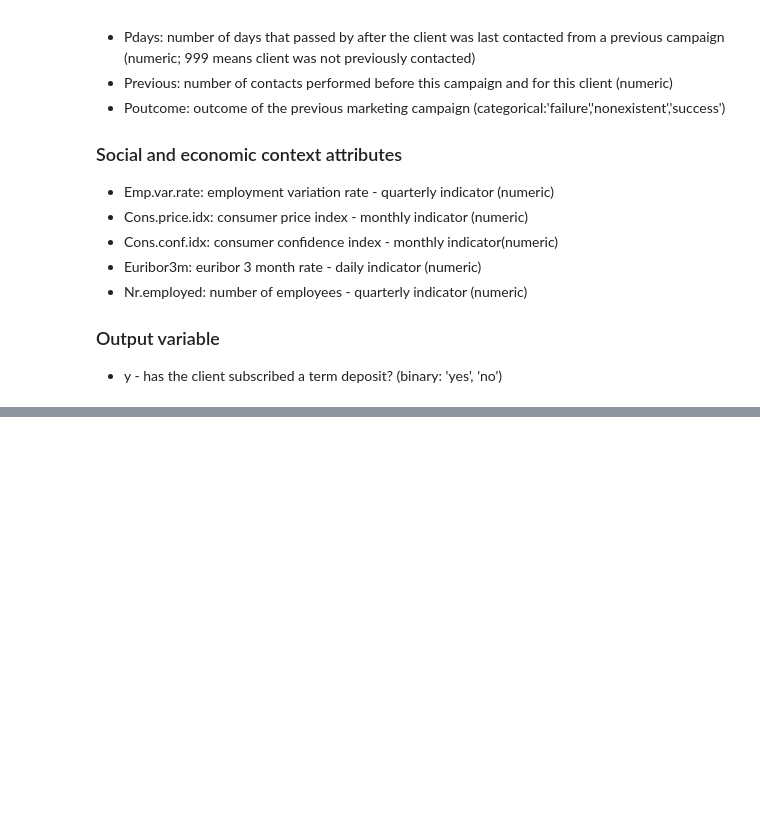
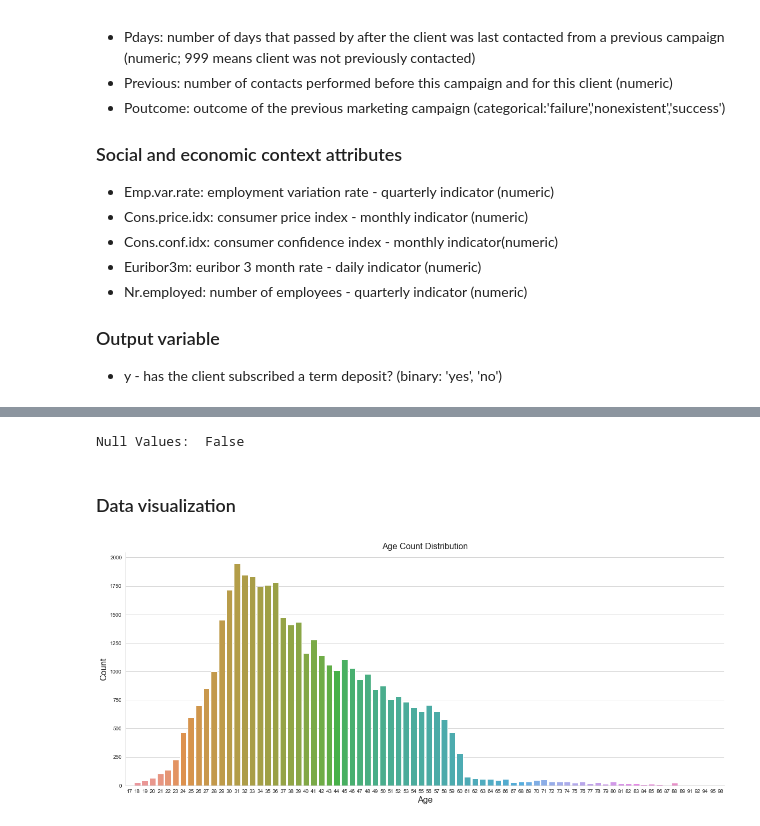
Before and after one commit to aza-atabayev/bank-marketing-classification, a Jupyter notebook: Bank Marketing (classification).ipynb, the cells around one changed output, grey strips where cells are left out. Cells and saved outputs as stored; diff of their text form; code cells hidden in the pictures; blank space fills up the shorter version.

```diff
--- a/Bank Marketing (classification).ipynb
+++ b/Bank Marketing (classification).ipynb
@@ -27,0 +26,3 @@ data.info()
+# %%
+data = pd.read_csv('bank-additional-full.csv', sep = ';')
+data.info()
@@ -60,0 +84,6 @@ Attributes can be divided into the following groups:
+# %%
+#Selecting client related columns
+client_data = data.iloc[:, :7]
+#Adding 'y'
+client_data = pd.concat([client_data, data.y], axis = 1)
+client_data.head()
@@ -60,0 +113,18 @@ Attributes can be divided into the following groups:
+# %%
+#Checking for null values
+print('Null Values: ', client_data.age.isnull().any())
+# %% [output]
+Null Values:  False
+# %% [markdown]
+### Data visualization
+# %%
+sns.set_style("whitegrid")
+fig, ax = plt.subplots()
+fig.set_size_inches(20, 8)
+sns.countplot(x = 'age', data = client_data)
+ax.set_xlabel('Age', fontsize=16)
+ax.set_ylabel('Count', fontsize=16)
+ax.set_title('Age Count Distribution', fontsize=16)
+sns.despine()
+# %% [output]
+[figure, added]
```
Also changed, not shown: parts of 17 cells of this notebook.
